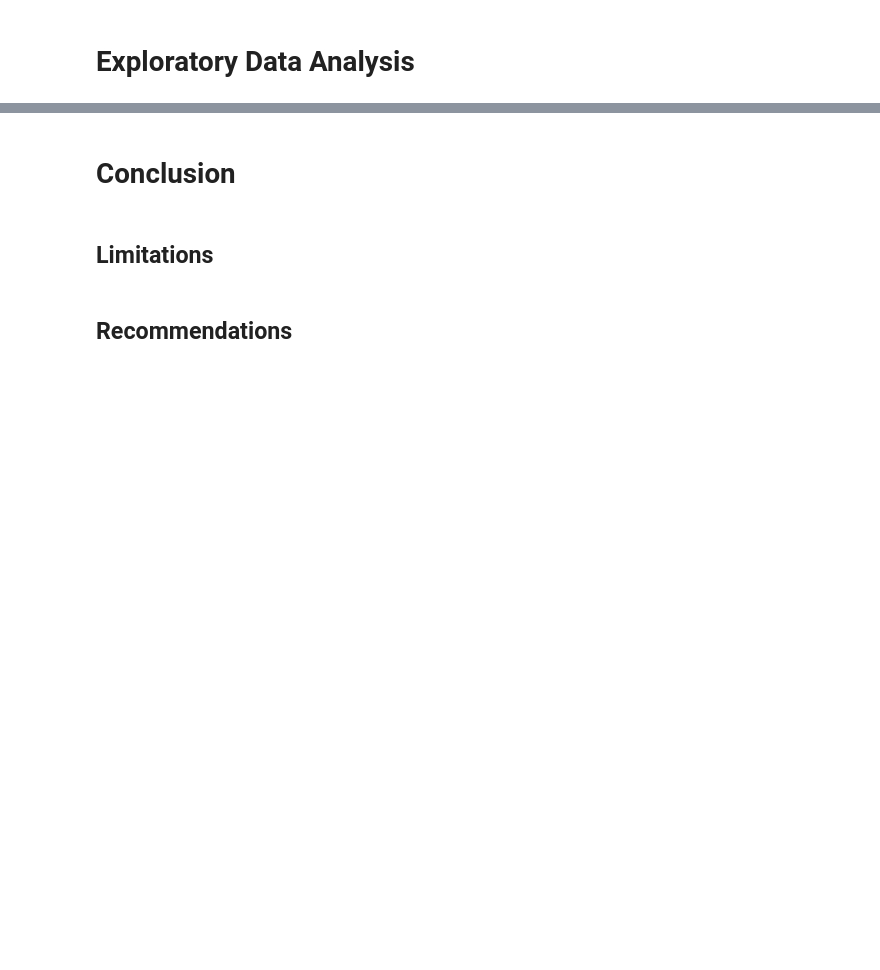
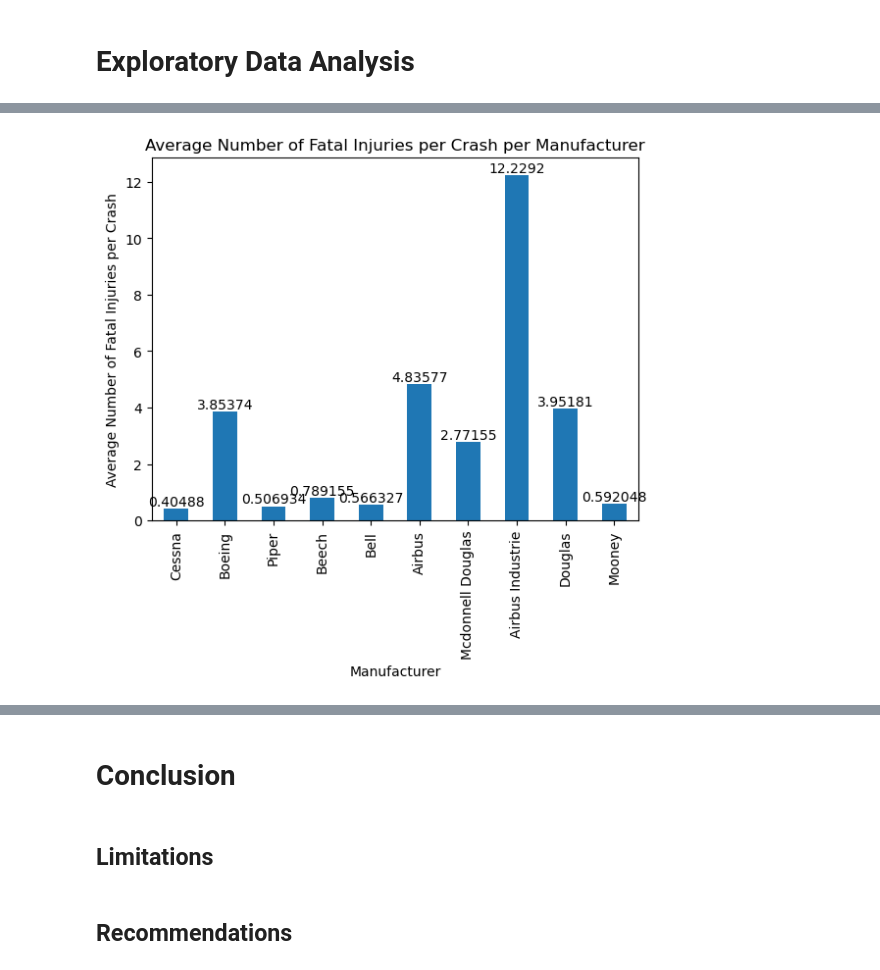
Before and after one commit to mkearns17/Aviation_Accidents_Project, a Jupyter notebook: Aviation_Phase1_Project.ipynb, the cells around one changed output, grey strips where cells are left out. Cells and saved outputs as stored; diff of their text form; code cells hidden in the pictures; blank space fills up the shorter version.

```diff
--- a/Aviation_Phase1_Project.ipynb
+++ b/Aviation_Phase1_Project.ipynb
@@ -162,7 +182,7 @@ aviation_acc = aviation_df.copy()
 # %%
 #Normalize "Make" Column Data
-aviation_acc['Make'] = aviation_acc['Make'].str.lower().str.title()
-aviation_acc['Make'].value_counts()
+aviation_df['Make'] = aviation_df['Make'].str.lower().str.title()
+aviation_df['Make'].value_counts()
 # %% [output]
 Make
 Cessna           27149
@@ -183,0 +200,3 @@ aviation_acc.drop(cols_remove, axis = 1, inplace = True)
+# %%
+#Reformat Column Names to remove periods between words
+aviation_df.columns = aviation_df.columns.str.replace('.', ' ').str.title()
@@ -184,6 +218,8 @@ aviation_acc.drop(cols_remove, axis = 1, inplace = True)
 # %% [markdown]
 # Exploratory Data Analysis
 # %%
-#group data
-#statistical analysis
-#aggreagate data
+#Average Number of Fatal Injuries per Accident for Top Manufacturers
+injuries = aviation_df.groupby('Make')\
+            [['Total Fatal Injuries','Total Serious Injuries','Total Minor Injuries','Total Uninjured']].agg(['mean','sum'])
+top_injuries = injuries.sort_values(('Total Fatal Injuries','sum'), ascending = False)[0:10]
+top_injuries
@@ -189,0 +240,11 @@ aviation_acc.drop(cols_remove, axis = 1, inplace = True)
+# %%
+ax = top_injuries.plot.bar(y=('Total Fatal Injuries','mean'),\
+                     legend = False,\
+                     xlabel = 'Manufacturer',\
+                     ylabel = 'Average Number of Fatal Injuries per Crash',\
+                     title = 'Average Number of Fatal Injuries per Crash per Manufacturer',\
+                     );
+
+ax.bar_label(ax.containers[0]);
+# %% [output]
+[figure, added]
```
Also changed, not shown: parts of 10 cells of this notebook.
